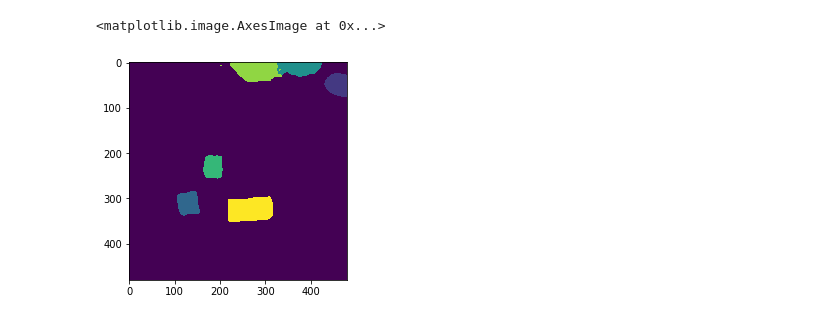
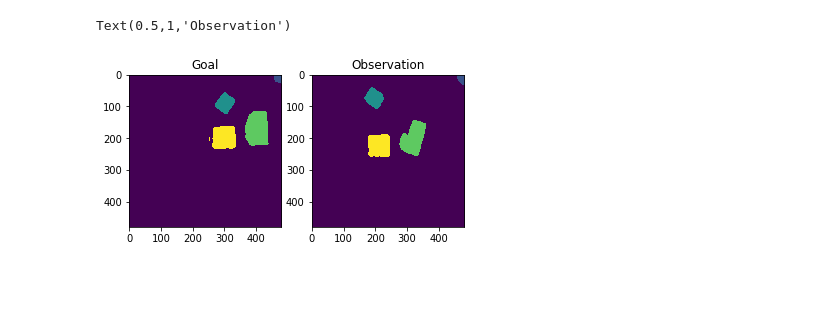
Before and after one commit to hogunkee/ur5_manipulation, a Jupyter notebook: realrobot/test_sdfgcn.ipynb, the cells around one changed output. Drawn from its saved outputs; the diff is of its cells as text; code cells hidden in the pictures; blank space fills up the shorter version.

```diff
--- a/realrobot/test_sdfgcn.ipynb
+++ b/realrobot/test_sdfgcn.ipynb
@@ -49,6 +60,11 @@ sdf_g_b, _, feature_g = sdf_module.get_sdf_features_with_ucn(goal_img[0]/255., N
 sdf_g = sdf_module.make_round_sdf(sdf_g_b) if round_sdf else sdf_g_b
-# %%
-plt.imshow(sdf_module.detect_objects(state_img[0]/255., None, 'HWC'))
-# %% [output]
-<matplotlib.image.AxesImage at 0x...>
-[figure, removed]
+# %%
+plt.subplot(1, 2, 1)
+plt.imshow(sdf_module.detect_objects(goal_img[0], goal_img[1], 'HWC'))
+plt.title('Goal')
+plt.subplot(1, 2, 2)
+plt.imshow(sdf_module.detect_objects(state_img[0], state_img[1], 'HWC'))
+plt.title('Observation')
+# %% [output]
+Text(0.5,1,'Observation')
+[figure, added]
```
Also changed, not shown: parts of 17 cells of this notebook, 9 other files.
